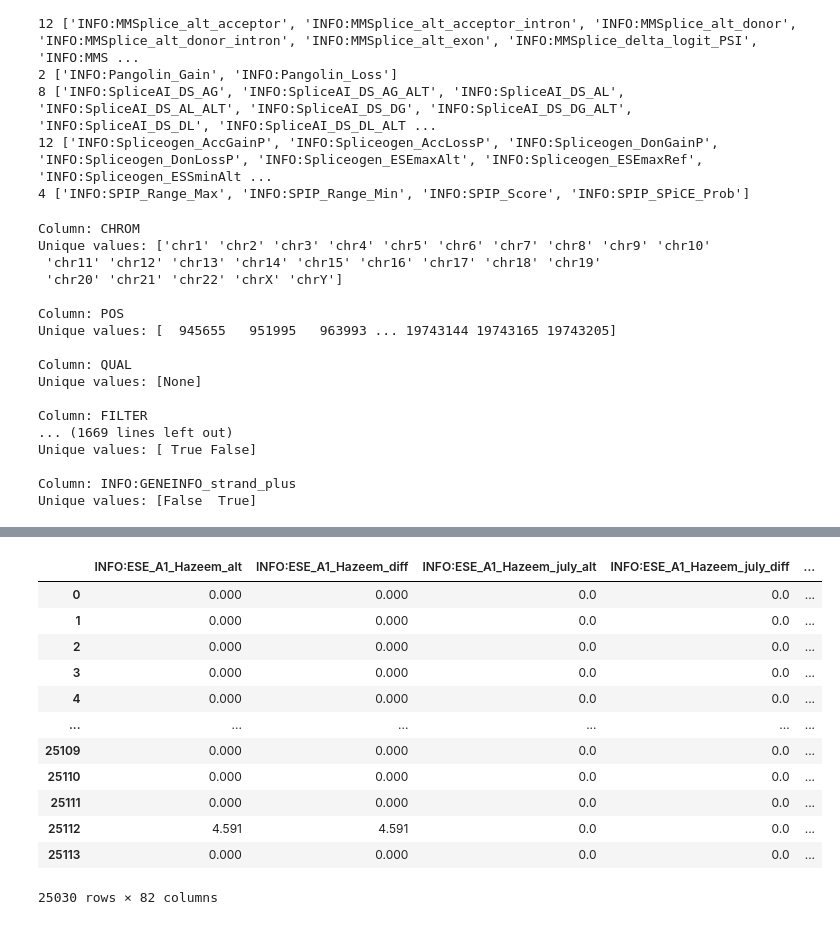
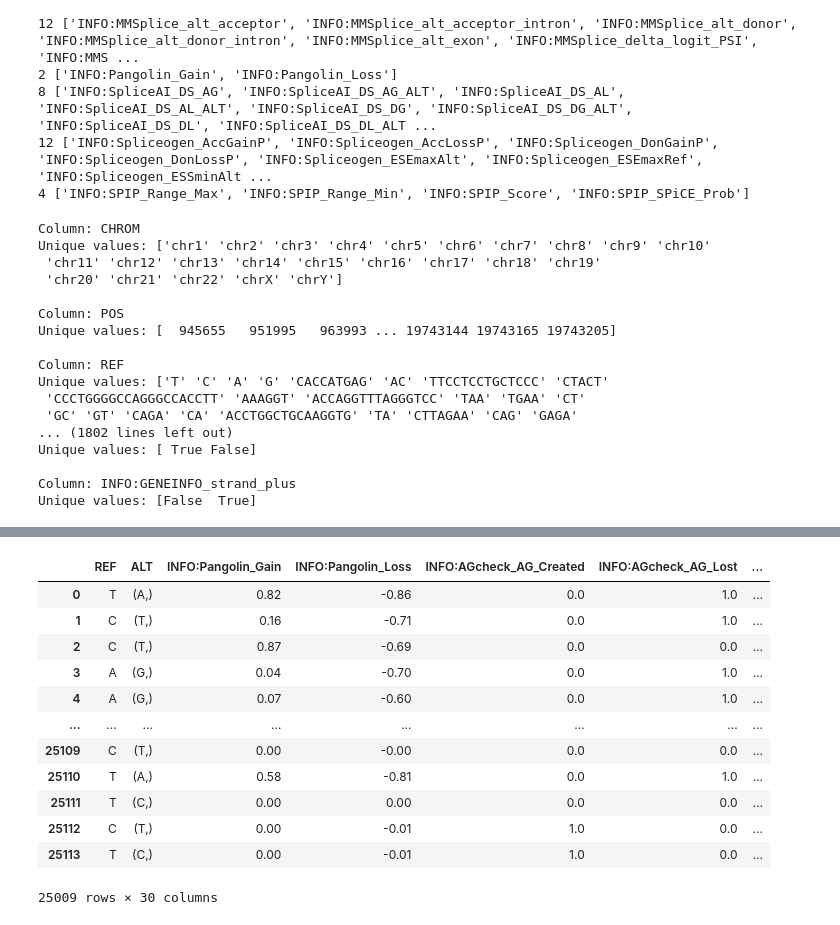
Before and after one commit to CCICB/introme, a Jupyter notebook: ESE/ML/2025_RF.ipynb, the cells around one changed output, grey strips where cells are left out. Drawn from its saved outputs; the diff is of its cells as text; code cells hidden in the pictures.

```diff
--- a/ESE/ML/2025_RF.ipynb
+++ b/ESE/ML/2025_RF.ipynb
@@ -228,7 +228,7 @@ def assert_and_convert_single_float_tuples_allow_dot(df: pd.DataFrame, *,
 
             # If any row fails the validity check, raise an error
             valid_series = df[col].apply(is_valid_tuple)
-            if not valid_series.all():
+            if not col in ['REF', 'ALT'] and not valid_series.all():
                 # Extract offending values
                 offending_values = df[col][~valid_series].unique()
                 raise ValueError(
@@ -255,7 +255,8 @@ def assert_and_convert_single_float_tuples_allow_dot(df: pd.DataFrame, *,
                 return -99999
             return x
 
-        df[col] = df[col].apply(convert_tuple_to_float)
+        if not col in ['REF', 'ALT']:
+            df[col] = df[col].apply(convert_tuple_to_float)
 
             # If you wanted to convert *everything* that *can* be a float (except "."),
             # you could do something like this:
@@ -318,8 +319,8 @@ geneinfo   = [col for col in df_rem.columns if col.startswith('INFO:GENEINFO_')]
 info       = [agcheck, bpter, u12, geneinfo]
 # %%
 for col in df_rem.columns:
-    if col == "REF" or col == "ALT":
-        continue
+    # if col == "REF" or col == "ALT":
+    #     continue
     print(f"Column: {col}")
     print("Unique values:", df_rem[col].unique())
     if col.startswith('INFO:MMSplice'):
@@ -338,36 +339,43 @@ Unique values: ['chr1' 'chr2' 'chr3' 'chr4' 'chr5' 'chr6' 'chr7' 'chr8' 'chr9' '
 Column: POS
 Unique values: [  945655   951995   963993 ... 19743144 19743165 19743205]
 
-Column: QUAL
-Unique values: [None]
-
-Column: FILTER
-... (1669 lines left out)
+Column: REF
+Unique values: ['T' 'C' 'A' 'G' 'CACCATGAG' 'AC' 'TTCCTCCTGCTCCC' 'CTACT'
+ 'CCCTGGGGCCAGGGCCACCTT' 'AAAGGT' 'ACCAGGTTTAGGGTCC' 'TAA' 'TGAA' 'CT'
+ 'GC' 'GT' 'CAGA' 'CA' 'ACCTGGCTGCAAGGTG' 'TA' 'CTTAGAA' 'CAG' 'GAGA'
+... (1802 lines left out)
 Unique values: [ True False]
 
 Column: INFO:GENEINFO_strand_plus
 Unique values: [False  True]
 # %%
 from itertools import chain
-scores = list(chain.from_iterable(ensemble_scores))
+scores = list(chain.from_iterable([pangolin]))
 use_info = True
 
 scores = scores.copy()
 if use_info:
     scores.extend(list(chain.from_iterable(info)))
-columns = scores + ['ID_SVDBSplice']
+columns = ['REF', 'ALT'] + scores + ['ID_SVDBSplice']
 print(f"{len(columns)=} {columns=}")
+features = df_rem[columns]
 features = assert_and_convert_single_float_tuples_allow_dot(df_rem[columns],
-                                                            dots_largeminus=['INFO:SpliceAI_DP',
-                                                                             'INFO:SPIP',],
-                                                            dots_zeros=['INFO:U12',
-                                                                        'INFO:Branchpointer',
-                                                                        'INFO:SpliceAI_DS',
-                                                                        'INFO:Spliceogen',
-                                                                        'INFO:MMSplice',
-                                                                        'INFO:Pangolin'],
+                                                            dots_largeminus=[
+                                                                # 'INFO:SpliceAI_DP',
+                                                                # 'INFO:SPIP',
+                                                            ],
+                                                            dots_zeros=[
+                                                                'INFO:U12',
+                                                                'INFO:Branchpointer',
+                                                                # 'INFO:SpliceAI_DS',
+                                                                'INFO:Spliceogen',
+                                                                # 'INFO:MMSplice',
+                                                                # 'INFO:Pangolin'
+                                                            ],
                                                             nans_zeros=[],
-                                                            nans_large_minus=['INFO:SPIP'])
+                                                            nans_large_minus=[
+                                                                # 'INFO:SPIP'
+                                                            ])
 print("before:", len(features))
 
 bad_features = features[features.isin(["."]).any(axis=1)]
@@ -377,6 +385,6 @@ print("after:", len(features))
 print("Removed bad features:")
 print(bad_features.to_string())
 
-features = features.astype(float).round(3)
+features = features.astype(float, errors='ignore').round(3)
 features
 # %% [output]
@@ -400,16 +408,16 @@ Removed bad features:
-|  | INFO:ESE_A1_Hazeem_alt | INFO:ESE_A1_Hazeem_diff | INFO:ESE_A1_Hazeem_july_alt | INFO:ESE_A1_Hazeem_july_diff | ... |
-| 0 | 0.000 | 0.000 | 0.0 | 0.0 | ... |
-| 1 | 0.000 | 0.000 | 0.0 | 0.0 | ... |
-| 2 | 0.000 | 0.000 | 0.0 | 0.0 | ... |
-| 3 | 0.000 | 0.000 | 0.0 | 0.0 | ... |
-| 4 | 0.000 | 0.000 | 0.0 | 0.0 | ... |
-| ... | ... | ... | ... | ... | ... |
-| 25109 | 0.000 | 0.000 | 0.0 | 0.0 | ... |
-| 25110 | 0.000 | 0.000 | 0.0 | 0.0 | ... |
-| 25111 | 0.000 | 0.000 | 0.0 | 0.0 | ... |
-| 25112 | 4.591 | 4.591 | 0.0 | 0.0 | ... |
-| 25113 | 0.000 | 0.000 | 0.0 | 0.0 | ... |
+|  | REF | ALT | INFO:Pangolin_Gain | INFO:Pangolin_Loss | INFO:AGcheck_AG_Created | INFO:AGcheck_AG_Lost | ... |
+| 0 | T | (A,) | 0.82 | -0.86 | 0.0 | 1.0 | ... |
+| 1 | C | (T,) | 0.16 | -0.71 | 0.0 | 1.0 | ... |
+| 2 | C | (T,) | 0.87 | -0.69 | 0.0 | 0.0 | ... |
+| 3 | A | (G,) | 0.04 | -0.70 | 0.0 | 1.0 | ... |
+| 4 | A | (G,) | 0.07 | -0.60 | 0.0 | 1.0 | ... |
+| ... | ... | ... | ... | ... | ... | ... | ... |
+| 25109 | C | (T,) | 0.00 | -0.00 | 0.0 | 0.0 | ... |
+| 25110 | T | (A,) | 0.58 | -0.81 | 0.0 | 1.0 | ... |
+| 25111 | T | (C,) | 0.00 | 0.00 | 0.0 | 0.0 | ... |
+| 25112 | C | (T,) | 0.00 | -0.01 | 1.0 | 0.0 | ... |
+| 25113 | T | (C,) | 0.00 | -0.01 | 1.0 | 0.0 | ... |
-25030 rows × 82 columns
+25009 rows × 30 columns
 # %%
 print(len(features.columns))
 for col in features.columns:
```
Also changed, not shown: parts of 9 cells of this notebook, 3 other files.
